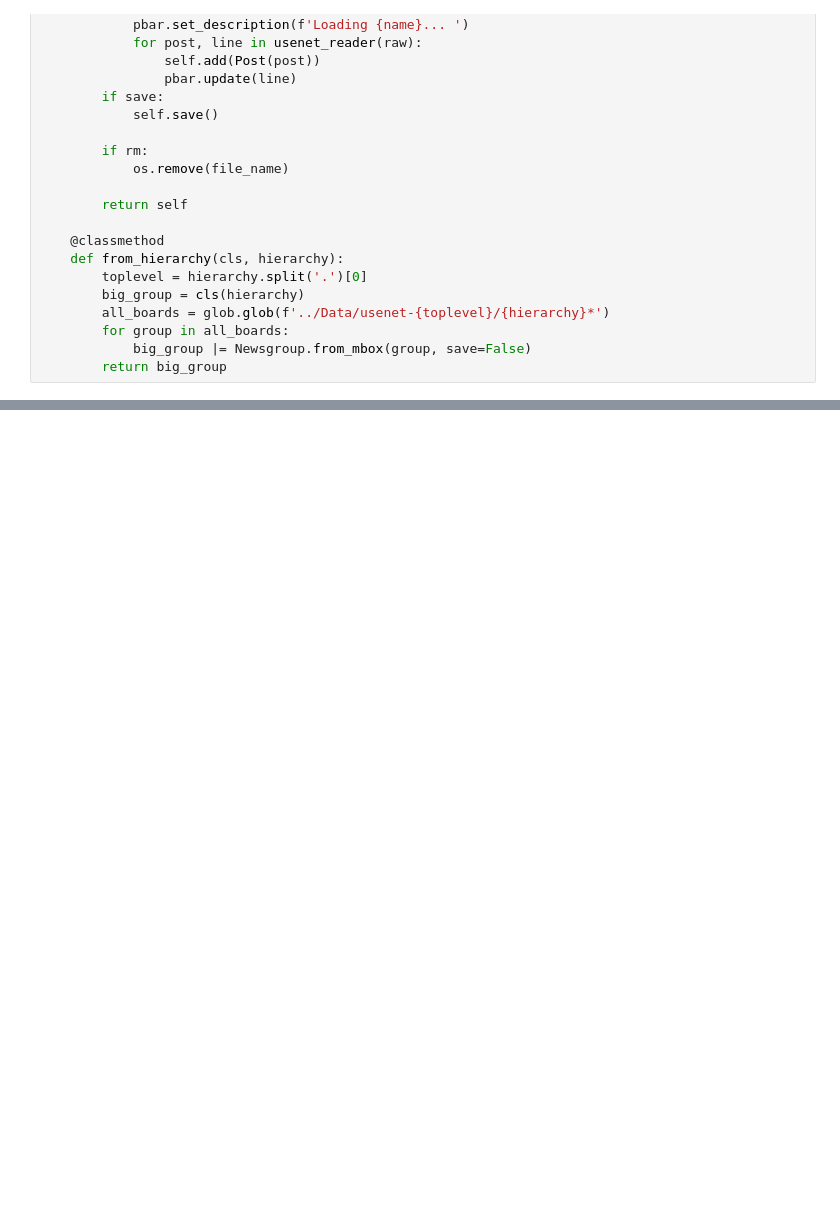
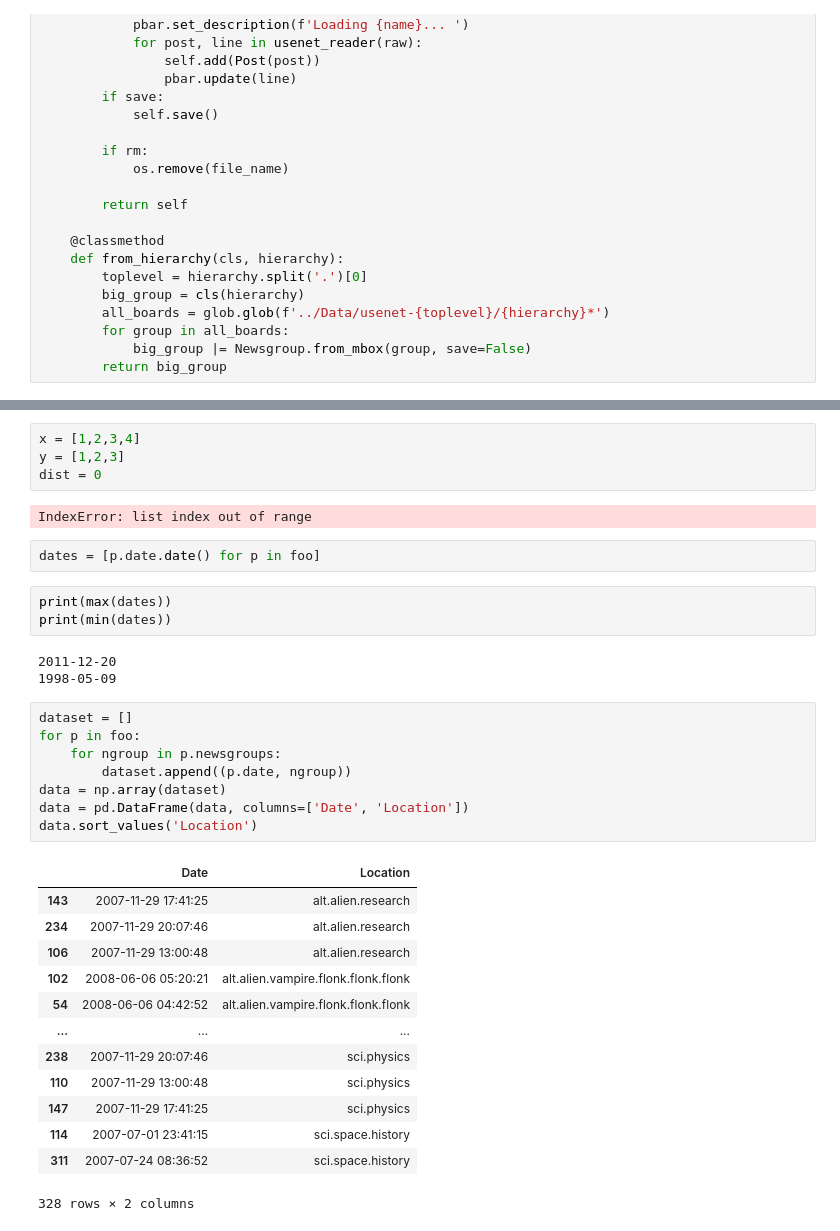
Before and after one commit to SoyBison/sex-internet-theories, a Jupyter notebook: breadboard.ipynb, the cells around one changed output, grey strips where cells are left out. Cells and saved outputs as stored; diff of their text form; blank space fills up the shorter version.

```diff
--- a/breadboard.ipynb
+++ b/breadboard.ipynb
@@ -169,0 +180,36 @@ class Newsgroup(set):
+# %%
+x = [1,2,3,4]
+y = [1,2,3]
+dist = 0
+# %% [output]
+IndexError: list index out of range
+# %%
+dates = [p.date.date() for p in foo]
+# %%
+print(max(dates))
+print(min(dates))
+# %% [output]
+2011-12-20
+1998-05-09
+# %%
+dataset = []
+for p in foo:
+    for ngroup in p.newsgroups:
+        dataset.append((p.date, ngroup))
+data = np.array(dataset)
+data = pd.DataFrame(data, columns=['Date', 'Location'])
+data.sort_values('Location')
+# %% [output]
+|  | Date | Location |
+| 143 | 2007-11-29 17:41:25 | alt.alien.research |
+| 234 | 2007-11-29 20:07:46 | alt.alien.research |
+| 106 | 2007-11-29 13:00:48 | alt.alien.research |
+| 102 | 2008-06-06 05:20:21 | alt.alien.vampire.flonk.flonk.flonk |
+| 54 | 2008-06-06 04:42:52 | alt.alien.vampire.flonk.flonk.flonk |
+| ... | ... | ... |
+| 238 | 2007-11-29 20:07:46 | sci.physics |
+| 110 | 2007-11-29 13:00:48 | sci.physics |
+| 147 | 2007-11-29 17:41:25 | sci.physics |
+| 114 | 2007-07-01 23:41:15 | sci.space.history |
+| 311 | 2007-07-24 08:36:52 | sci.space.history |
+328 rows × 2 columns
```
Also changed, not shown: parts of 4 cells of this notebook.
